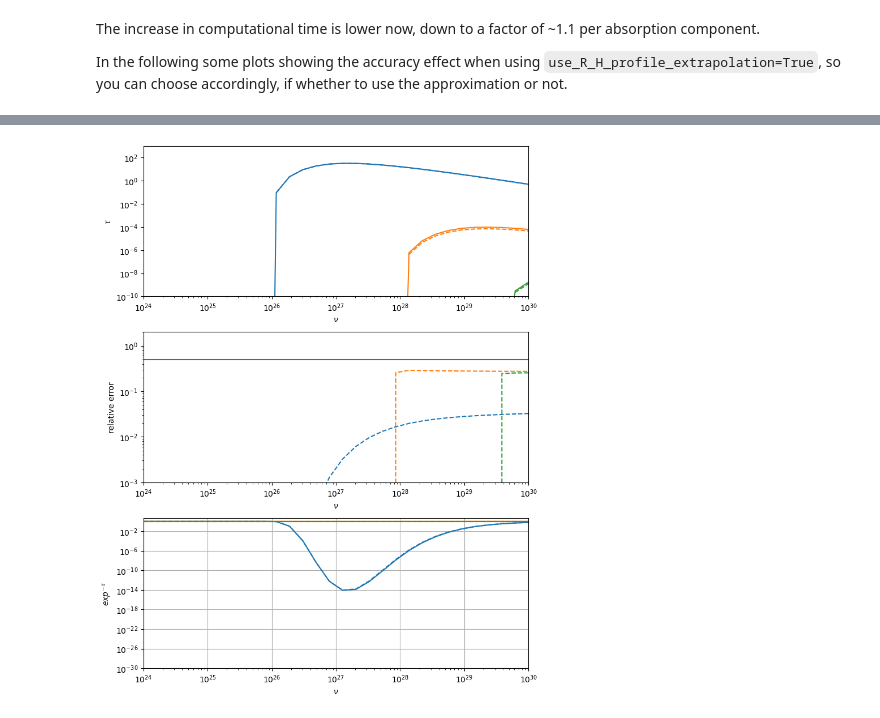
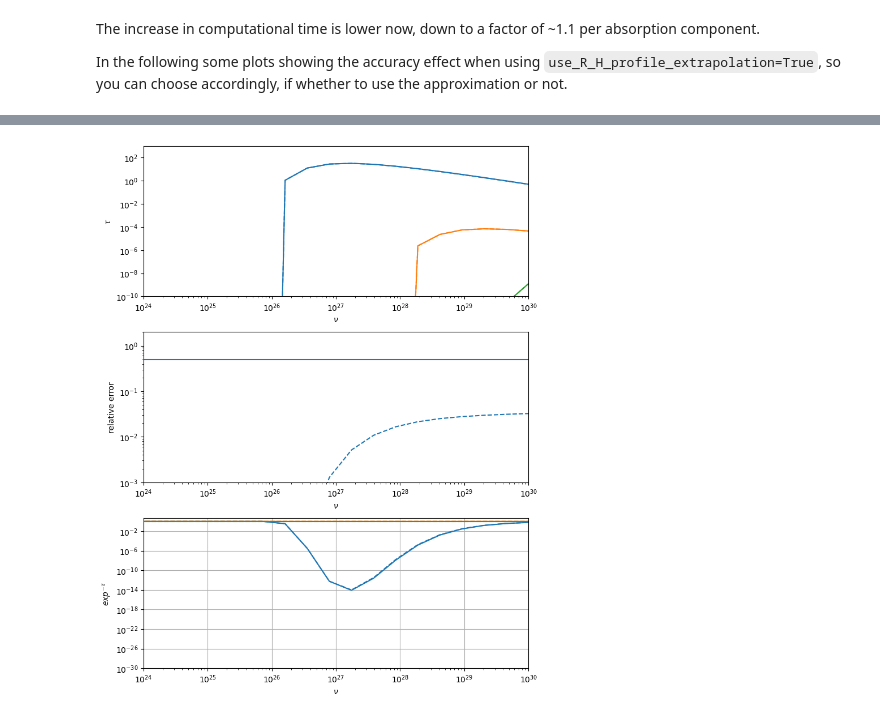
Before and after one commit to andreatramacere/jetset, a Jupyter notebook: doc/documentation_notebooks/notebooks/internal_abs/int_abs.ipynb, the cells around one changed output, grey strips where cells are left out. Drawn from its saved outputs; the diff is of its cells as text; code cells hidden in the pictures.

```diff
--- a/doc/documentation_notebooks/notebooks/internal_abs/int_abs.ipynb
+++ b/doc/documentation_notebooks/notebooks/internal_abs/int_abs.ipynb
@@ -234,14 +234,16 @@ from matplotlib import pylab as plt
 jetset_model.parameters.tau_BLR.val=0.1
 #jetset_model.parameters.T_DT.val=1000
 fig,axs=plt.subplots(3,1,figsize=(8,10))
-nu_tau=np.logspace(24,30,30)
 R_DT=jetset_model.parameters.R_DT.val
 colors = ['C0','C1','C2']
 comp='DT'
+jetset_model.enable_internal_absorption(comp,N_R_H=50,N_theta=50,N_soft=50,N_hard=50,use_R_H_profile_extrapolation=False)
+nu_tau=np.logspace(np.log10(jetset_model._internal_absorption_comp[comp]['pars']['nu_min']),30,30)
+
 for ID,f in enumerate([0.1,5,30]):
     jetset_model.parameters.R_H.val=R_DT*f
     jetset_model.eval()
-    jetset_model.enable_internal_absorption(comp,N_R_H=50,N_theta=50,N_soft=50,N_hard=50,use_R_H_profile_extrapolation=False)
+
     y,x=jetset_model.eval_internal_absorption(comp=comp,peak=False,nu=nu_tau)
 
     x=x*u.Hz
@@ -249,36 +251,36 @@ for ID,f in enumerate([0.1,5,30]):
     axs[0].loglog( x,y,c=colors[ID])
     jetset_model.enable_internal_absorption(comp,N_R_H=50,N_theta=50,N_soft=50,N_hard=50,use_R_H_profile_extrapolation=True,use_sigma_gamma_gamma_fast=False)
     y1,x=jetset_model.eval_internal_absorption(comp=comp,peak=False,nu=nu_tau)
     x=x*u.Hz
-    msk=y>1E-10
-    axs[0].loglog( x[msk],y1[msk],'--',c=colors[ID])
+
+    axs[0].loglog( x,y1,'--',c=colors[ID])
 
     axs[1].loglog( x,np.fabs(y1-y)/y,'--',c=colors[ID])
 
     axs[2].loglog( x,np.exp(-y),'-',c=colors[ID])
     axs[2].loglog( x,np.exp(-y1),'--',c=colors[ID])
 axs[0].set_xlim(1E24,1E30)
 
 axs[1].set_xlim(1E24,1E30)
 axs[2].set_xlim(1E24,1E30)
 
 
 axs[1].axhline(.5)
 
 axs[0].set_ylim(1E-10,1E3)
 axs[1].set_ylim(1E-3,2)
 axs[2].set_ylim(1E-30,)
 axs[0].set_xlabel(r'$\nu$')
 axs[1].set_xlabel(r'$\nu$')
 axs[2].set_xlabel(r'$\nu$')
 
 axs[0].set_ylabel(r'$\tau$')
 axs[1].set_ylabel(r'relative error')
 axs[2].set_ylabel(r'$exp^{-\tau}$')
 plt.tight_layout()
 plt.grid()
 # %% [output]
-[figure, old version]
+[figure, new version]
 # %%
 from matplotlib import pylab as plt
 jetset_model.parameters.tau_BLR.val=0.1
```
Also changed, not shown: parts of 9 cells of this notebook, 1 other file.
